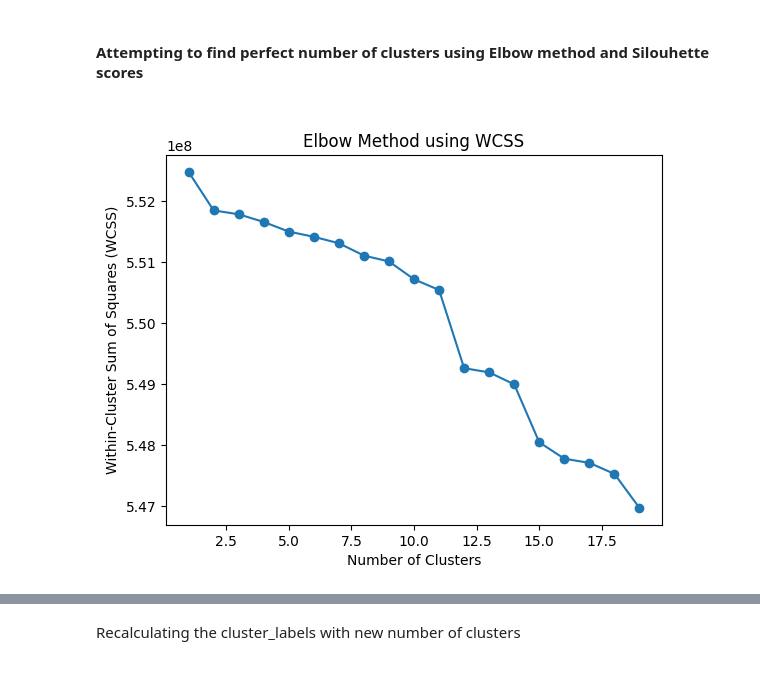
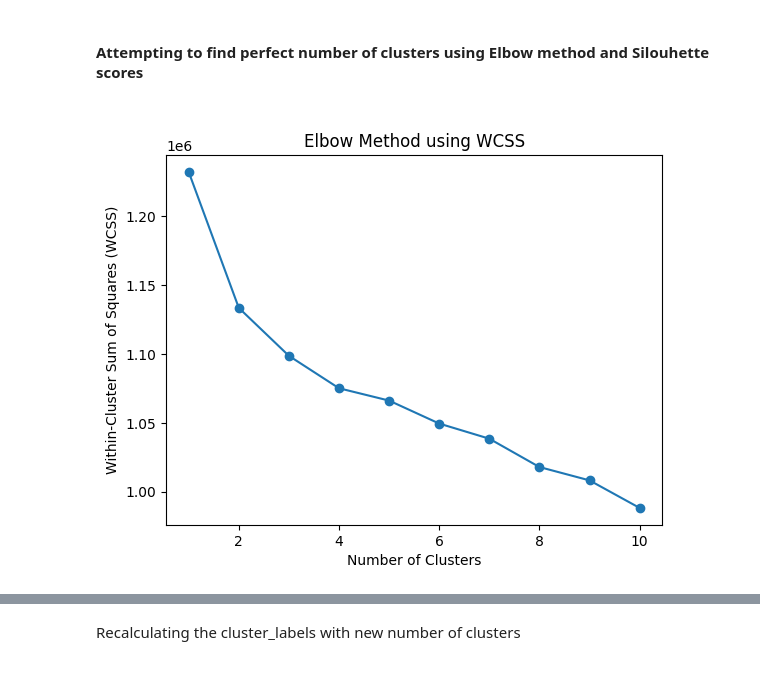
Before and after one commit to Radwanbaba13/MovieRecommenderSystem, a Jupyter notebook: KMeansClustering.ipynb, the cells around one changed output, grey strips where cells are left out. Saved outputs shown, nothing was run; the diff lists cells and outputs as text; code cells hidden in the pictures.

```diff
--- a/KMeansClustering.ipynb
+++ b/KMeansClustering.ipynb
@@ -29,12 +29,12 @@ import sklearn
 # %% [markdown]
 <h2>Load and process data</h2>
 # %%
-movies_df = pd.read_csv('data/movies_metadata.csv', delimiter=',', header=0, dtype=str)
+movies_df = pd.read_csv('data/movies_metadata.csv')
 movies_df = movies_df[['id', 'original_title', 'genres', 'release_date', 'vote_average', 'vote_count']]
 movies_df = movies_df.dropna(subset=['original_title', 'genres'])
 movies_df['release_date'] = pd.to_datetime(movies_df['release_date'], errors='coerce')
 
-ratings_df = pd.read_csv('data/ratings_small.csv', delimiter=',', header=0, dtype=str)
+ratings_df = pd.read_csv('data/ratings.csv')
 ratings_df = ratings_df[['userId', 'movieId', 'rating', 'timestamp']]
 
 ratings_df['userId'] = ratings_df['userId'].astype(int)
@@ -166,27 +208,27 @@ array([1, 1, 1, ..., 1, 1, 1])
 # %%
 # ELBOW METHOD
 import matplotlib.pyplot as plt
 
 # List to store WCSS values for different numbers of clusters
 wcss_values = []
 
 # Range of cluster numbers to try
-cluster_range = range(1, 20)
+cluster_range = range(1, 11)
 
 # Calculate WCSS for each number of clusters
 for n_clusters in cluster_range:
     kmeans = KMeans(n_clusters=n_clusters, random_state=42)
-    kmeans.fit(scaled_pivot_table)
+    kmeans.fit(pivot_table)
     wcss_values.append(kmeans.inertia_)  # Inertia is the WCSS value
 
 # Plot the elbow curve
 plt.plot(cluster_range, wcss_values, marker='o')
 plt.xlabel('Number of Clusters')
 plt.ylabel('Within-Cluster Sum of Squares (WCSS)')
 plt.title('Elbow Method using WCSS')
 plt.show()
 # %% [output]
-[figure, old version]
+[figure, new version]
 # %%
 # SILOUHETTE SCORES
 from sklearn.metrics import silhouette_score
```
Also changed, not shown: parts of 9 cells of this notebook.
